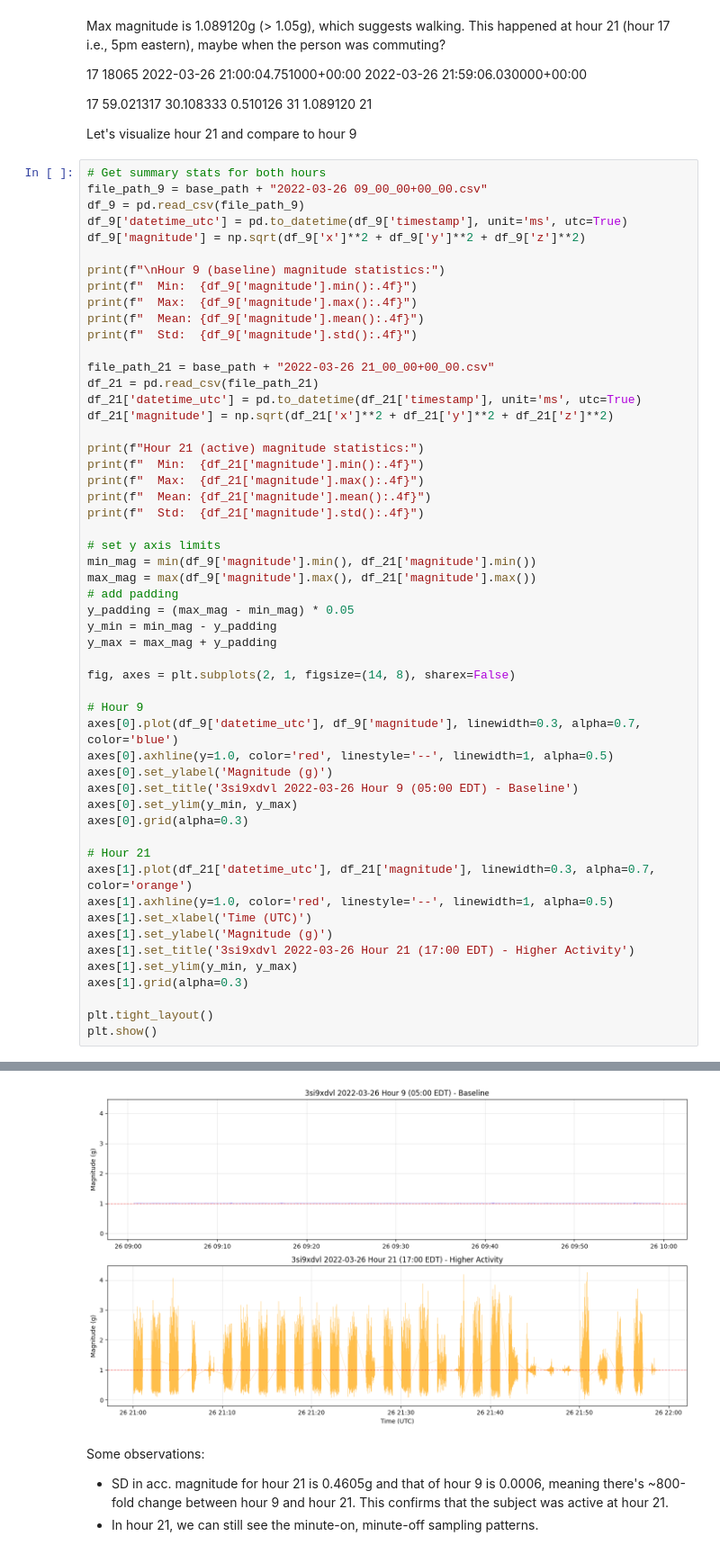
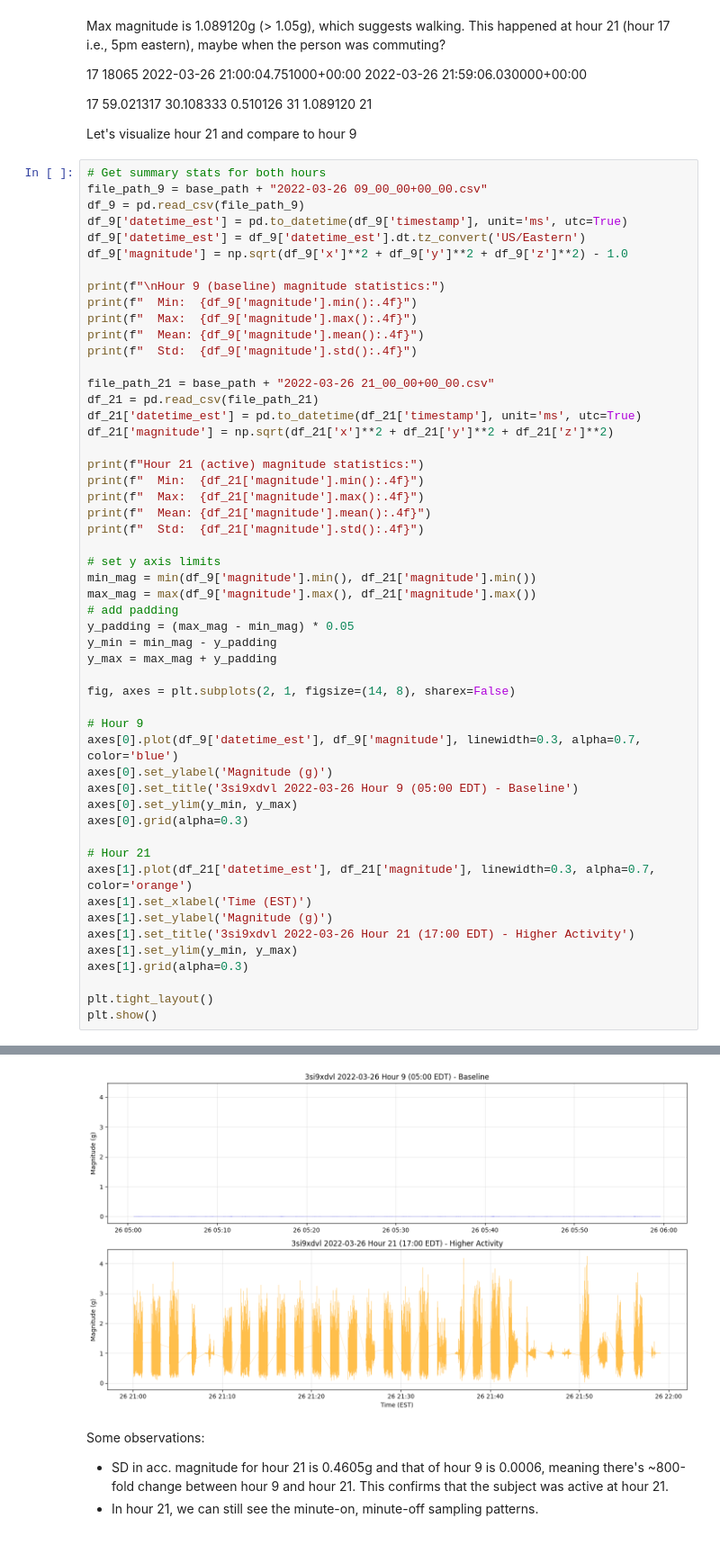
Before and after one commit to elizabethyoo/sample_imputation, a Jupyter notebook: notebooks/01_summarize_hr_acc.ipynb, the cells around one changed output, grey strips where cells are left out. Shown: that part at 90% size. Cells and saved outputs as stored; diff of their text form.

```diff
--- a/notebooks/01_summarize_hr_acc.ipynb
+++ b/notebooks/01_summarize_hr_acc.ipynb
@@ -229,8 +230,9 @@ Let's visualize hour 21 and compare to hour 9
 # Get summary stats for both hours
 file_path_9 = base_path + "2022-03-26 09_00_00+00_00.csv"
 df_9 = pd.read_csv(file_path_9)
-df_9['datetime_utc'] = pd.to_datetime(df_9['timestamp'], unit='ms', utc=True)
-df_9['magnitude'] = np.sqrt(df_9['x']**2 + df_9['y']**2 + df_9['z']**2)
+df_9['datetime_est'] = pd.to_datetime(df_9['timestamp'], unit='ms', utc=True)
+df_9['datetime_est'] = df_9['datetime_est'].dt.tz_convert('US/Eastern')
+df_9['magnitude'] = np.sqrt(df_9['x']**2 + df_9['y']**2 + df_9['z']**2) - 1.0
 
 print(f"\nHour 9 (baseline) magnitude statistics:")
 print(f"  Min:  {df_9['magnitude'].min():.4f}")
@@ -240,7 +242,7 @@ print(f"  Std:  {df_9['magnitude'].std():.4f}")
 
 file_path_21 = base_path + "2022-03-26 21_00_00+00_00.csv"
 df_21 = pd.read_csv(file_path_21)
-df_21['datetime_utc'] = pd.to_datetime(df_21['timestamp'], unit='ms', utc=True)
+df_21['datetime_est'] = pd.to_datetime(df_21['timestamp'], unit='ms', utc=True)
 df_21['magnitude'] = np.sqrt(df_21['x']**2 + df_21['y']**2 + df_21['z']**2)
 
 print(f"Hour 21 (active) magnitude statistics:")
@@ -260,17 +262,15 @@ y_max = max_mag + y_padding
 fig, axes = plt.subplots(2, 1, figsize=(14, 8), sharex=False)
 
 # Hour 9
-axes[0].plot(df_9['datetime_utc'], df_9['magnitude'], linewidth=0.3, alpha=0.7, color='blue')
-axes[0].axhline(y=1.0, color='red', linestyle='--', linewidth=1, alpha=0.5)
+axes[0].plot(df_9['datetime_est'], df_9['magnitude'], linewidth=0.3, alpha=0.7, color='blue')
 axes[0].set_ylabel('Magnitude (g)')
 axes[0].set_title('3si9xdvl 2022-03-26 Hour 9 (05:00 EDT) - Baseline')
 axes[0].set_ylim(y_min, y_max)
 axes[0].grid(alpha=0.3)
 
 # Hour 21
-axes[1].plot(df_21['datetime_utc'], df_21['magnitude'], linewidth=0.3, alpha=0.7, color='orange')
-axes[1].axhline(y=1.0, color='red', linestyle='--', linewidth=1, alpha=0.5)
-axes[1].set_xlabel('Time (UTC)')
+axes[1].plot(df_21['datetime_est'], df_21['magnitude'], linewidth=0.3, alpha=0.7, color='orange')
+axes[1].set_xlabel('Time (EST)')
 axes[1].set_ylabel('Magnitude (g)')
 axes[1].set_title('3si9xdvl 2022-03-26 Hour 21 (17:00 EDT) - Higher Activity')
 axes[1].set_ylim(y_min, y_max)
@@ -286,10 +286,10 @@ Hour 9 (baseline) magnitude statistics:
   Std:  0.0006
 Hour 21 (active) magnitude statistics:
   Min:  0.0178
   Max:  4.2594
   Mean: 1.0891
   Std:  0.4605
-[figure, old version]
+[figure, new version]
 # %% [markdown]
 Some observations:
 - SD in acc. magnitude for hour 21 is 0.4605g and that of hour 9 is 0.0006, meaning there's ~800-fold change between hour 9 and hour 21. This confirms that the subject was active at hour 21.
```
Also changed, not shown: parts of 8 cells of this notebook, 4 other files.
